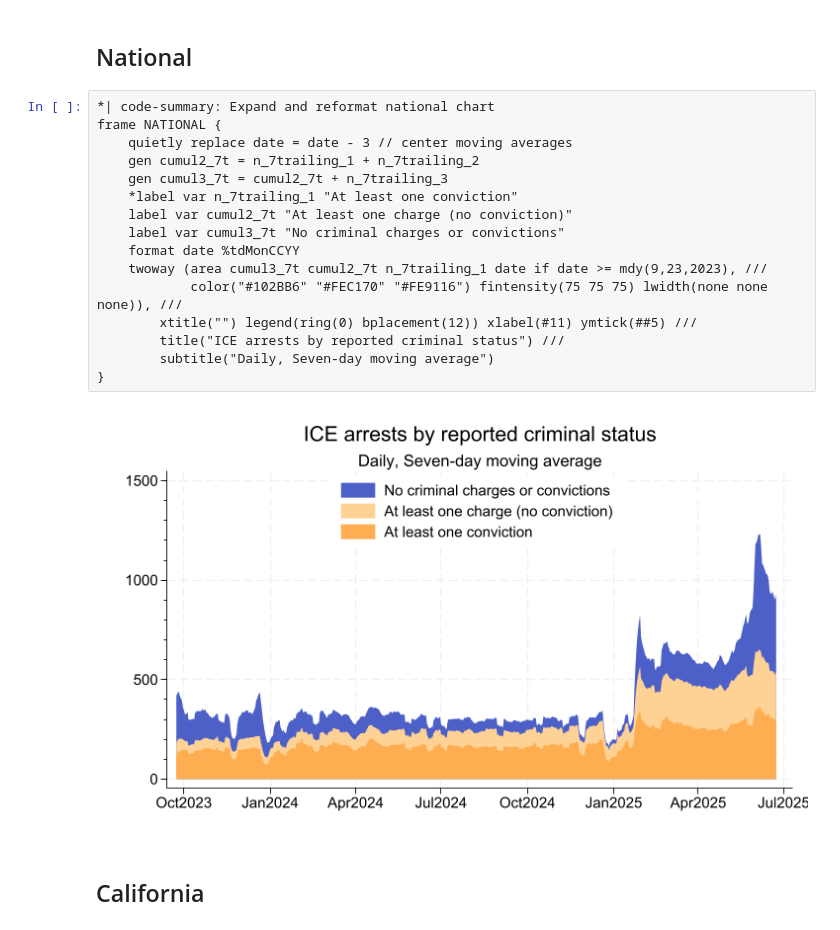
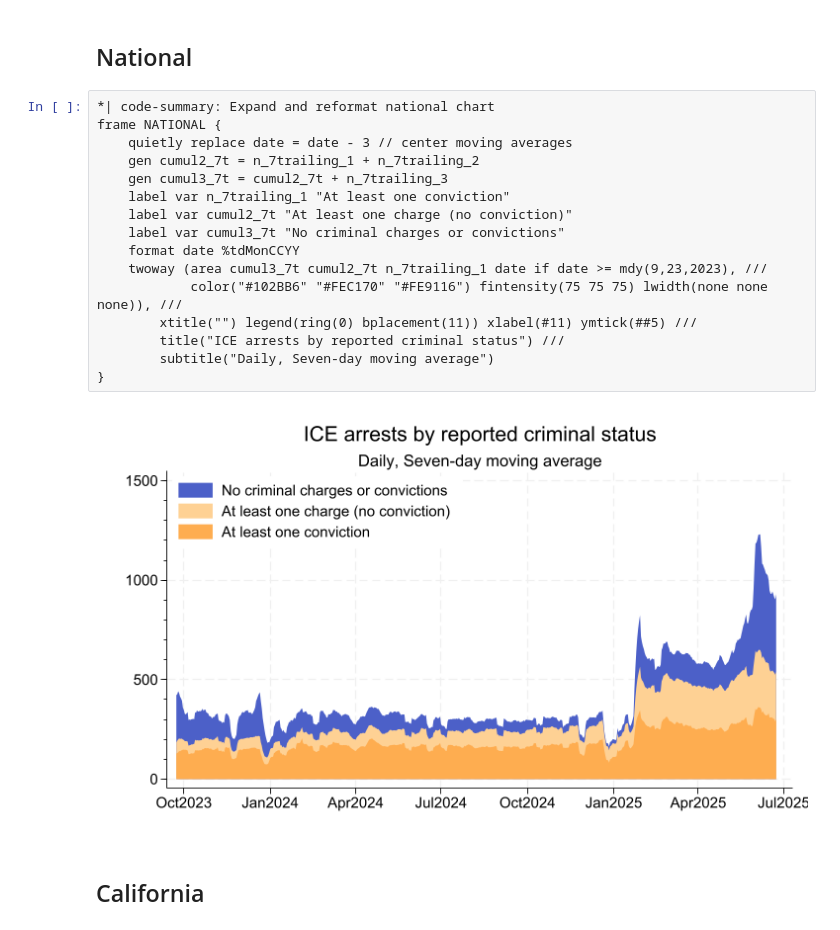
Before and after one commit to hugetim/hugetim.github.io, a Jupyter notebook: posts/wi-imm-arrests/index.ipynb, the cells around one changed output. Cells and saved outputs as stored; diff of their text form.

```diff
--- a/posts/wi-imm-arrests/index.ipynb
+++ b/posts/wi-imm-arrests/index.ipynb
@@ -70,21 +70,21 @@ https://www.statalist.org/forums/forum/general-stata-discussion/general/1434462-
 # %%
 *| code-summary: Expand and reformat national chart
 frame NATIONAL {
     quietly replace date = date - 3 // center moving averages
     gen cumul2_7t = n_7trailing_1 + n_7trailing_2
     gen cumul3_7t = cumul2_7t + n_7trailing_3
-    *label var n_7trailing_1 "At least one conviction"
+    label var n_7trailing_1 "At least one conviction"
     label var cumul2_7t "At least one charge (no conviction)"
     label var cumul3_7t "No criminal charges or convictions"
     format date %tdMonCCYY
     twoway (area cumul3_7t cumul2_7t n_7trailing_1 date if date >= mdy(9,23,2023), ///
             color("#102BB6" "#FEC170" "#FE9116") fintensity(75 75 75) lwidth(none none none)), ///
-        xtitle("") legend(ring(0) bplacement(12)) xlabel(#11) ymtick(##5) ///
+        xtitle("") legend(ring(0) bplacement(11)) xlabel(#11) ymtick(##5) ///
         title("ICE arrests by reported criminal status") ///
         subtitle("Daily, Seven-day moving average")
 }
 # %% [output]
-[figure, old version]
+[figure, new version]
 # %% [markdown]
 ## California
 # %% [markdown]
```
Also changed, not shown: parts of 8 cells of this notebook, 8 other files.
